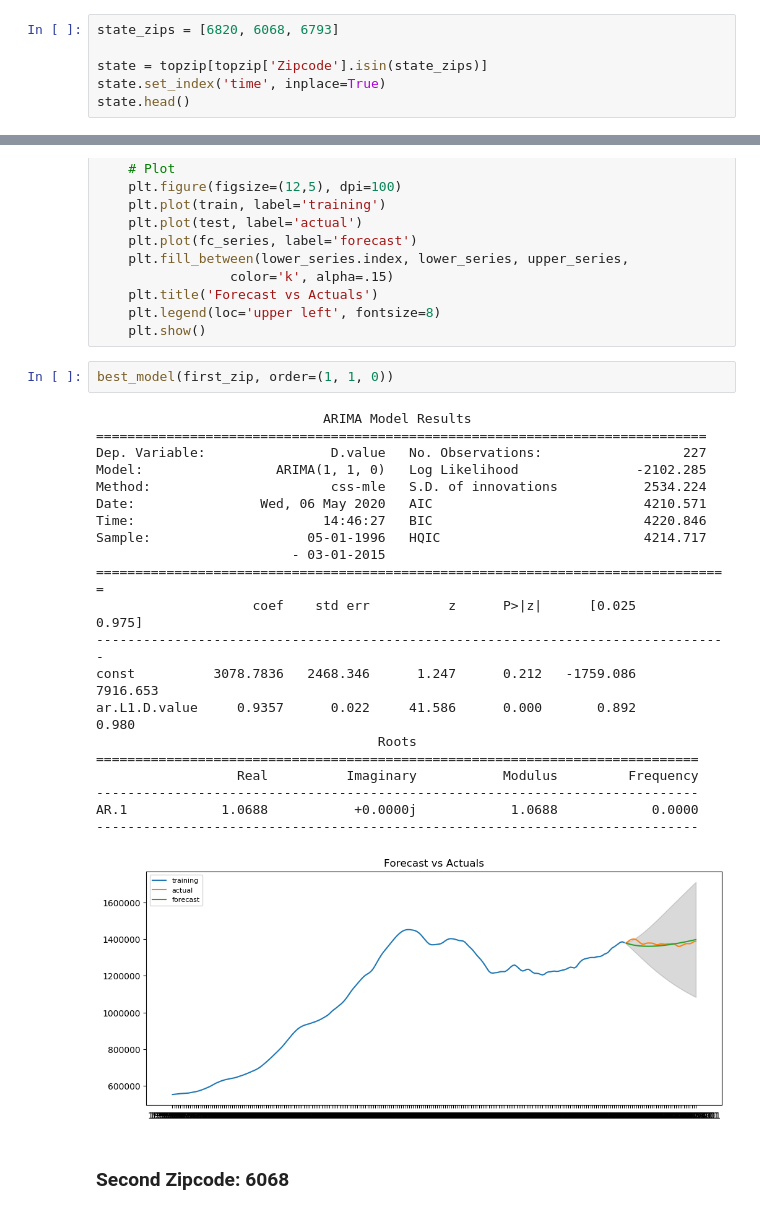
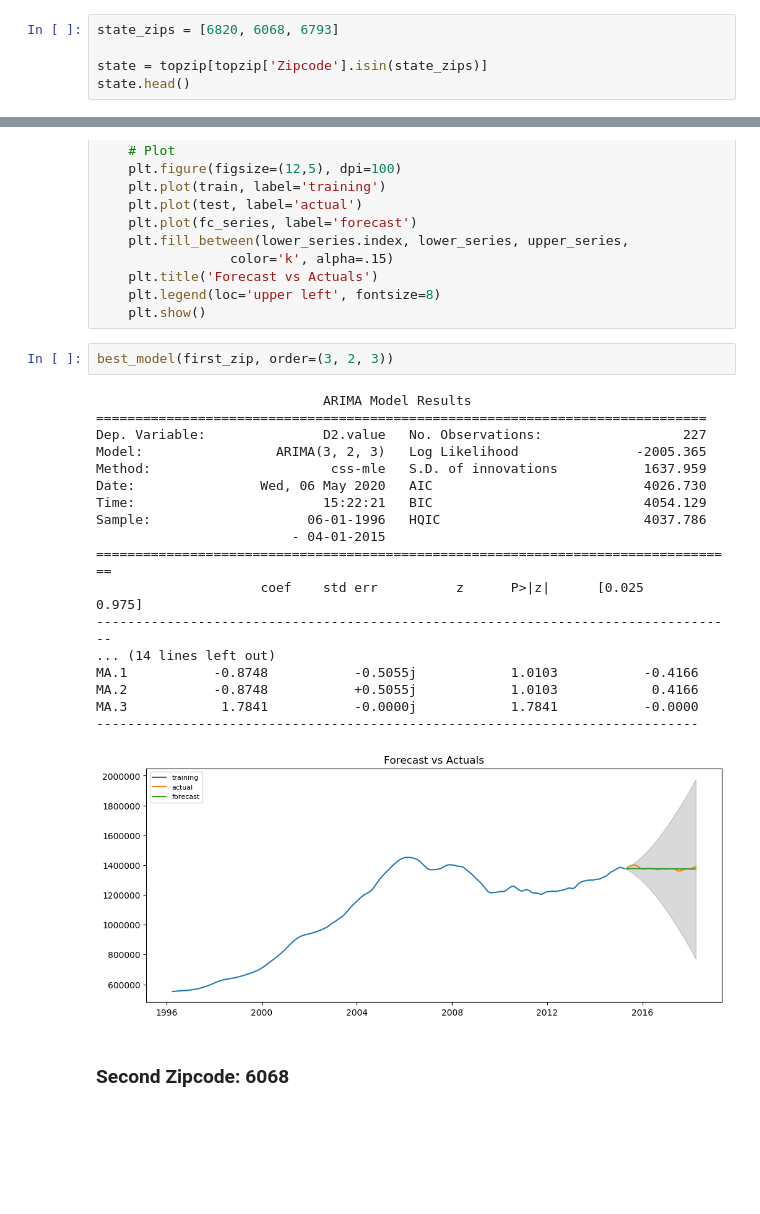
Before and after one commit to mcerow/TriState_Glory, a Jupyter notebook: Connecticut.ipynb, the cells around one changed output, grey strips where cells are left out. Saved outputs shown, nothing was run; the diff lists cells and outputs as text; blank space fills up the shorter version.

```diff
--- a/Connecticut.ipynb
+++ b/Connecticut.ipynb
@@ -41,7 +57,6 @@ topzip.drop(columns=['RegionID', 'City', 'State', 'Metro', 'CountyName', 'SizeRa
 state_zips = [6820, 6068, 6793]
 
 state = topzip[topzip['Zipcode'].isin(state_zips)]
-state.set_index('time', inplace=True)
 state.head()
 # %% [output]
 |  | Zipcode | value |
@@ -592,29 +605,26 @@ def best_model(df, order=(0,0,0)):
     plt.legend(loc='upper left', fontsize=8)
     plt.show()
 # %%
-best_model(first_zip, order=(1, 1, 0))
+best_model(first_zip, order=(3, 2, 3))
 # %% [output]
                              ARIMA Model Results
 ==============================================================================
-Dep. Variable:                D.value   No. Observations:                  227
-Model:                 ARIMA(1, 1, 0)   Log Likelihood               -2102.285
-Method:                       css-mle   S.D. of innovations           2534.224
-Date:                Wed, 06 May 2020   AIC                           4210.571
-Time:                        14:46:27   BIC                           4220.846
-Sample:                    05-01-1996   HQIC                          4214.717
-                         - 03-01-2015
-=================================================================================
-                    coef    std err          z      P>|z|      [0.025      0.975]
----------------------------------------------------------------------------------
-const          3078.7836   2468.346      1.247      0.212   -1759.086    7916.653
-ar.L1.D.value     0.9357      0.022     41.586      0.000       0.892       0.980
-                                    Roots
-=============================================================================
-                  Real          Imaginary           Modulus         Frequency
+Dep. Variable:               D2.value   No. Observations:                  227
+Model:                 ARIMA(3, 2, 3)   Log Likelihood               -2005.365
+Method:                       css-mle   S.D. of innovations           1637.959
+Date:                Wed, 06 May 2020   AIC                           4026.730
+Time:                        15:22:21   BIC                           4054.129
+Sample:                    06-01-1996   HQIC                          4037.786
+                         - 04-01-2015
+==================================================================================
+                     coef    std err          z      P>|z|      [0.025      0.975]
+----------------------------------------------------------------------------------
+... (14 lines left out)
+MA.1           -0.8748           -0.5055j            1.0103           -0.4166
+MA.2           -0.8748           +0.5055j            1.0103            0.4166
+MA.3            1.7841           -0.0000j            1.7841           -0.0000
 -----------------------------------------------------------------------------
-AR.1            1.0688           +0.0000j            1.0688            0.0000
------------------------------------------------------------------------------
-[figure, old version]
+[figure, new version]
 # %% [markdown]
 ### Second Zipcode: 6068
 # %%
```
Also changed, not shown: parts of 25 cells of this notebook.
